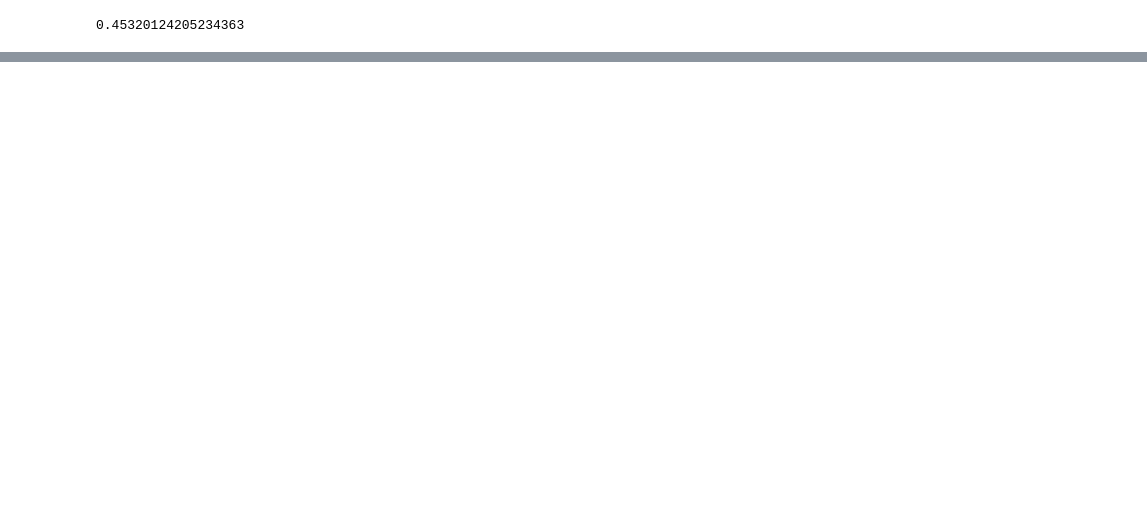
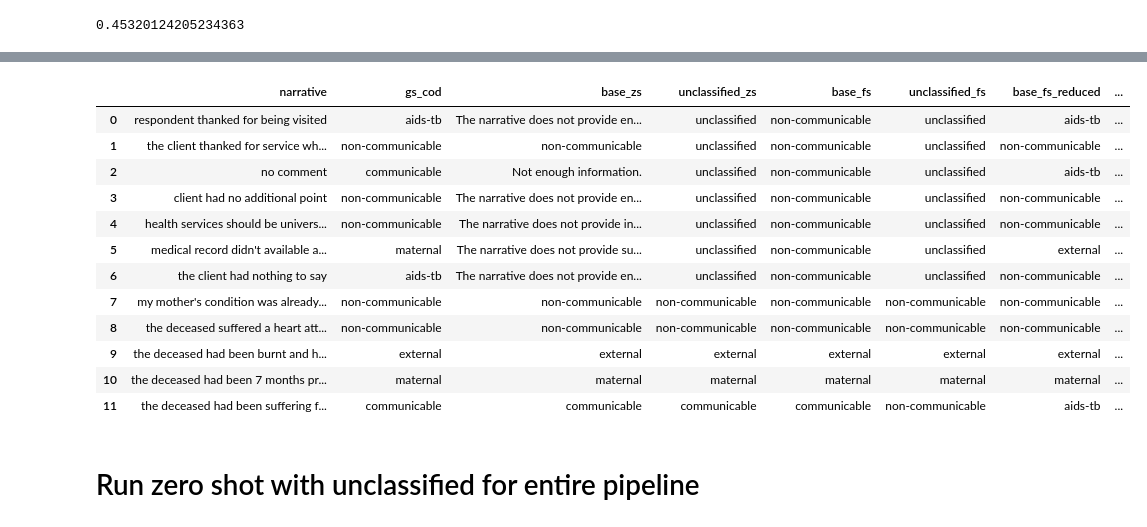
Before and after one commit to avisokay/va_nlp, a Jupyter notebook: src/gpt_nlp/prompt_engineering.ipynb, the cells around one changed output, grey strips where cells are left out. Saved outputs shown, nothing was run; the diff lists cells and outputs as text; code cells hidden in the pictures; blank space fills up the shorter version.

Commit message:
finished the zeroshot and fewshot prompt

```diff
--- a/src/gpt_nlp/prompt_engineering.ipynb
+++ b/src/gpt_nlp/prompt_engineering.ipynb
@@ -834,0 +1379,34 @@ array(['cirrhosis', 'epilepsy', 'pneumonia', 'copd',
+# %%
+fs_reduced = [{'role': 'user',
+  'content': 'my mothers condition was already very poor due to the diabtes and the ulcers were something extra that affected her health. confuso!!she got sick to her stomach. she is taken to a private doctor where its suggested that an endoscopy be performed. they do this and they are informed that she has ulcers in her stomach.'},
+ {'role': 'assistant', 'content': 'non-communicable'},
+ {'role': 'user',
+  'content': 'we were left wondering whether we also have a health condition, and also my daughter is pregnant. we would like to know the risks as a family, and be certain that we will be vaccinated.i collected all data from the death certificate. the informant asked me to do so because she has questions regarding her husbands death. she asked for an autopsy and they told her it was influenza.'},
+ {'role': 'assistant', 'content': 'communicable'},
+ {'role': 'user',
+  'content': 'no comment.the lady mentioned that her son fell on his back and she was told that his lung was punctured, but that everything possible would be done to save the young man. but his blood pressure started to drop which caused a cardiac arrest. the young man was a very healthy person.'},
+ {'role': 'assistant', 'content': 'external'},
+ {'role': 'user',
+  'content': 'when we took her out of the hospital, a private doctor told us that she had very serious pneumonia symptoms along with the high blood pressure that had not been regularized. when we hospitalized her again, she was immediately tubed because it was very necessary. she couldnt breathe, she was choking. she died the following day at 4 in the afternoon. we think that she got infected with pneumonia at the hospital at [place] in [place2]. at the same time, there were many pregnant women and newborns born with pneumonia.the interview went smoothly.'},
+ {'role': 'assistant', 'content': 'maternal'},
+ {'role': 'user',
+  'content': 'my son was very reserved. he didnt tell me anything, and if he felt sick he withstood the pain.[person] did not want to talk about her sons illness because he had had aids. when i asked if he had had aids she hesitated in telling me. she also told me that months before her son had come to live with her since he lived with a friend. because of that she did not know a lot about his illness.'},
+ {'role': 'assistant', 'content': 'aids-tb'}]
+# %%
+fs_reduced_unclassified = [{'role': 'user',
+  'content': 'my mothers condition was already very poor due to the diabtes and the ulcers were something extra that affected her health. confuso!!she got sick to her stomach. she is taken to a private doctor where its suggested that an endoscopy be performed. they do this and they are informed that she has ulcers in her stomach.'},
+ {'role': 'assistant', 'content': 'non-communicable'},
+ {'role': 'user',
+  'content': 'we were left wondering whether we also have a health condition, and also my daughter is pregnant. we would like to know the risks as a family, and be certain that we will be vaccinated.i collected all data from the death certificate. the informant asked me to do so because she has questions regarding her husbands death. she asked for an autopsy and they told her it was influenza.'},
+ {'role': 'assistant', 'content': 'communicable'},
+ {'role': 'user',
+  'content': 'no comment.the lady mentioned that her son fell on his back and she was told that his lung was punctured, but that everything possible would be done to save the young man. but his blood pressure started to drop which caused a cardiac arrest. the young man was a very healthy person.'},
+ {'role': 'assistant', 'content': 'external'},
+ {'role': 'user',
+  'content': 'when we took her out of the hospital, a private doctor told us that she had very serious pneumonia symptoms along with the high blood pressure that had not been regularized. when we hospitalized her again, she was immediately tubed because it was very necessary. she couldnt breathe, she was choking. she died the following day at 4 in the afternoon. we think that she got infected with pneumonia at the hospital at [place] in [place2]. at the same time, there were many pregnant women and newborns born with pneumonia.the interview went smoothly.'},
+ {'role': 'assistant', 'content': 'maternal'},
+ {'role': 'user',
+  'content': 'my son was very reserved. he didnt tell me anything, and if he felt sick he withstood the pain.[person] did not want to talk about her sons illness because he had had aids. when i asked if he had had aids she hesitated in telling me. she also told me that months before her son had come to live with her since he lived with a friend. because of that she did not know a lot about his illness.'},
+ {'role': 'assistant', 'content': 'aids-tb'},
+ {'role': 'user', 'content': 'respondent thanked for being visited'},
+ {'role': 'assistant', 'content': 'unclassified'}]
@@ -834,0 +1460,27 @@ array(['cirrhosis', 'epilepsy', 'pneumonia', 'copd',
+# %%
+results_fs = pd.DataFrame({'narrative': narratives,
+                           'gs_cod': labels,
+                           'base_zs': base_prompt,
+                           'unclassified_zs': unclassified_prompt,
+                           'base_fs': base_prompt_fs,
+                           'unclassified_fs': unclassified_prompt_fs,
+                           'base_fs_reduced': base_prompt_fs_reduced,
+                           'unclassified_fs_reduced': unclassified_prompt_fs_reduced
+                          })
+results_fs
+# %% [output]
+|  | narrative | gs_cod | base_zs | unclassified_zs | base_fs | unclassified_fs | base_fs_reduced | ... |
+| 0 | respondent thanked for being visited | aids-tb | The narrative does not provide en... | unclassified | non-communicable | unclassified | aids-tb | ... |
+| 1 | the client thanked for service wh... | non-communicable | non-communicable | unclassified | non-communicable | unclassified | non-communicable | ... |
+| 2 | no comment | communicable | Not enough information. | unclassified | non-communicable | unclassified | aids-tb | ... |
+| 3 | client had no additional point | non-communicable | The narrative does not provide en... | unclassified | non-communicable | unclassified | non-communicable | ... |
+| 4 | health services should be univers... | non-communicable | The narrative does not provide in... | unclassified | non-communicable | unclassified | non-communicable | ... |
+| 5 | medical record didn't available a... | maternal | The narrative does not provide su... | unclassified | non-communicable | unclassified | external | ... |
+| 6 | the client had nothing to say | aids-tb | The narrative does not provide en... | unclassified | non-communicable | unclassified | non-communicable | ... |
+| 7 | my mother's condition was already... | non-communicable | non-communicable | non-communicable | non-communicable | non-communicable | non-communicable | ... |
+| 8 | the deceased suffered a heart att... | non-communicable | non-communicable | non-communicable | non-communicable | non-communicable | non-communicable | ... |
+| 9 | the deceased had been burnt and h... | external | external | external | external | external | external | ... |
+| 10 | the deceased had been 7 months pr... | maternal | maternal | maternal | maternal | maternal | maternal | ... |
+| 11 | the deceased had been suffering f... | communicable | communicable | communicable | communicable | non-communicable | aids-tb | ... |
+# %% [markdown]
+# Run zero shot with unclassified for entire pipeline
```
Also changed, not shown: parts of 50 cells of this notebook, 25 other files.
